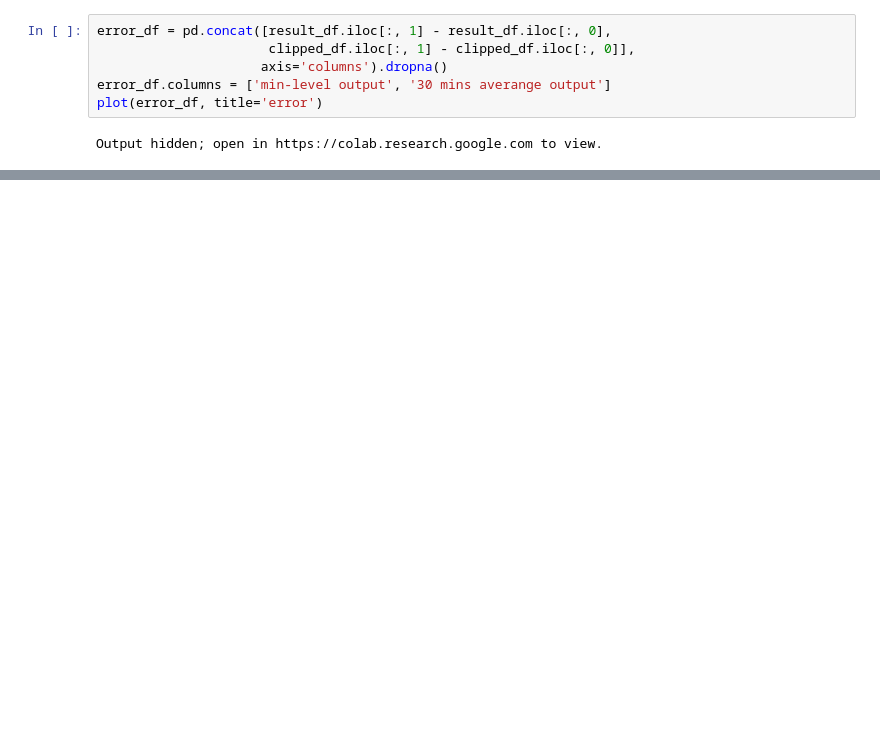
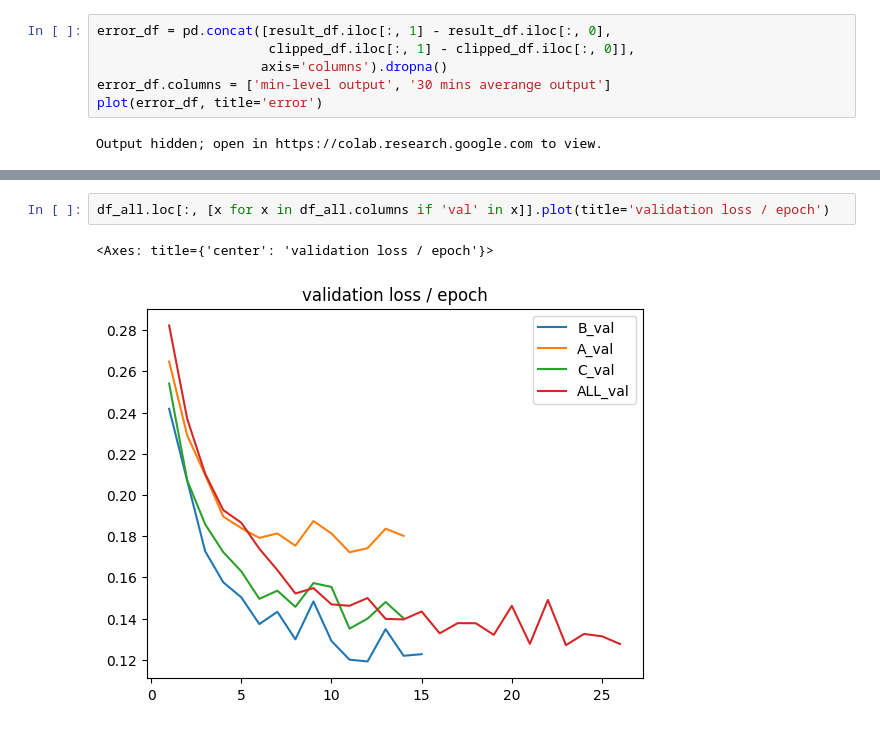
Before and after one commit to YRYoung/Power-Plant-Forecast, a Jupyter notebook: Tutorials/Testing Result Visualization.ipynb, the cells around one changed output, grey strips where cells are left out. Drawn from its saved outputs; the diff is of its cells as text; blank space fills up the shorter version.

```diff
--- a/Tutorials/Testing Result Visualization.ipynb
+++ b/Tutorials/Testing Result Visualization.ipynb
@@ -78,0 +122,5 @@ Output hidden; open in https://colab.research.google.com to view.
+# %%
+df_all.loc[:, [x for x in df_all.columns if 'val' in x]].plot(title='validation loss / epoch')
+# %% [output]
+<Axes: title={'center': 'validation loss / epoch'}>
+[figure, added]
```
Also changed, not shown: parts of 18 cells of this notebook, 1 other file.
